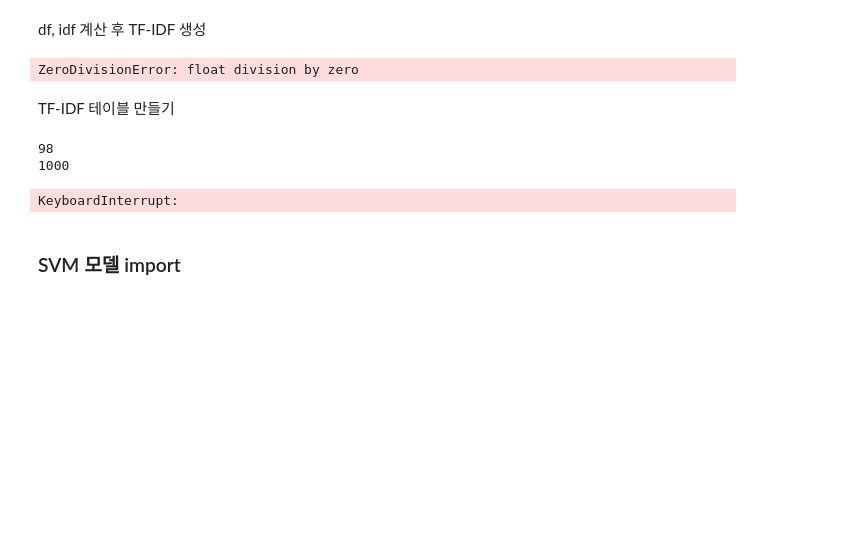
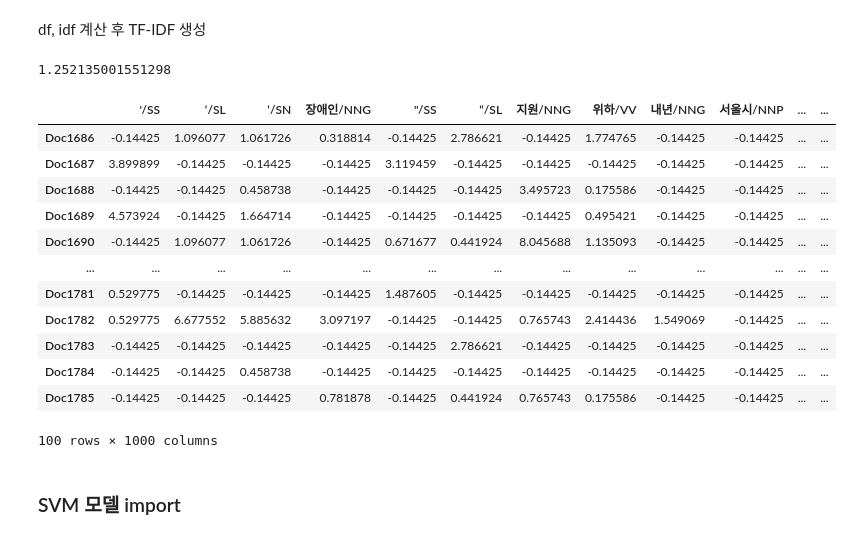
Before and after one commit to JDeoks/NLP_Assignment2, a Jupyter notebook: Assignment2.ipynb, the cells around one changed output. Saved outputs shown, nothing was run; the diff lists cells and outputs as text; code cells hidden in the pictures; blank space fills up the shorter version.

```diff
--- a/Assignment2.ipynb
+++ b/Assignment2.ipynb
@@ -426,45 +442,44 @@ df, idf 계산 후 TF-IDF 생성
 # %%
 # TT.loc['df'] = [0 for i in range(len(TT.columns))]
 
 df_list = []
 # 새로 추가할 row인 'df'에 저장할 list
 idf_list = []
 docNum = TestDTM.shape[0]
 #문서 총 개수
 colNum = TestDTM.shape[1]
 #Term Index
 
 for c in range(colNum):
     df_list.append(len(TestDTM.loc[TestDTM.iloc[:,c] != 0]))
 # 모든 column을 다 돌면서 값이 0이 아닌 row가 몇개 있는지 df_list에 저장
 
 for c in range(colNum):
     idf_list.append(func_IDF(docNum, df_list[c]))
 # 모든 column을 다 돌면서 값이 df 읽고 idf값 list에 추가
 
 for d in range(docNum) :
     for c in range(colNum):
-        TestDTM.iloc[d, t] = TestDTM.iloc[d, t] * idf_list[t]
+        TestDTM.iloc[d, c] = TestDTM.iloc[d, c] * idf_list[c]
 
-# TestTF_IDF = (TestDTM - TestDTM.mean())/TestDTM.std()
-# # 정규분포
+#
+print(TestDTM.stack().std())
+TestTF_IDF = (TestDTM - TestDTM.stack().mean())/TestDTM.stack().std()
+# 정규분포
 
-# TestTF_IDF
-TestDTM
+TestTF_IDF
 # %% [output]
-ZeroDivisionError: float division by zero
+1.252135001551298
+|  | '/SS | ‘/SL | ‘/SN | 장애인/NNG | "/SS | “/SL | 지원/NNG | 위하/VV | 내년/NNG | 서울시/NNP | ... | ... |
+| Doc1686 | -0.14425 | 1.096077 | 1.061726 | 0.318814 | -0.14425 | 2.786621 | -0.14425 | 1.774765 | -0.14425 | -0.14425 | ... | ... |
+| Doc1687 | 3.899899 | -0.14425 | -0.14425 | -0.14425 | 3.119459 | -0.14425 | -0.14425 | -0.14425 | -0.14425 | -0.14425 | ... | ... |
+| Doc1688 | -0.14425 | -0.14425 | 0.458738 | -0.14425 | -0.14425 | -0.14425 | 3.495723 | 0.175586 | -0.14425 | -0.14425 | ... | ... |
+| Doc1689 | 4.573924 | -0.14425 | 1.664714 | -0.14425 | -0.14425 | -0.14425 | -0.14425 | 0.495421 | -0.14425 | -0.14425 | ... | ... |
+| Doc1690 | -0.14425 | 1.096077 | 1.061726 | -0.14425 | 0.671677 | 0.441924 | 8.045688 | 1.135093 | -0.14425 | -0.14425 | ... | ... |
+| ... | ... | ... | ... | ... | ... | ... | ... | ... | ... | ... | ... | ... |
+| Doc1781 | 0.529775 | -0.14425 | -0.14425 | -0.14425 | 1.487605 | -0.14425 | -0.14425 | -0.14425 | -0.14425 | -0.14425 | ... | ... |
+| Doc1782 | 0.529775 | 6.677552 | 5.885632 | 3.097197 | -0.14425 | -0.14425 | 0.765743 | 2.414436 | 1.549069 | -0.14425 | ... | ... |
+| Doc1783 | -0.14425 | -0.14425 | -0.14425 | -0.14425 | -0.14425 | 2.786621 | -0.14425 | -0.14425 | -0.14425 | -0.14425 | ... | ... |
+| Doc1784 | -0.14425 | -0.14425 | 0.458738 | -0.14425 | -0.14425 | -0.14425 | -0.14425 | -0.14425 | -0.14425 | -0.14425 | ... | ... |
+| Doc1785 | -0.14425 | -0.14425 | -0.14425 | 0.781878 | -0.14425 | 0.441924 | 0.765743 | 0.175586 | -0.14425 | -0.14425 | ... | ... |
+100 rows × 1000 columns
-# %% [markdown]
-TF-IDF 테이블 만들기
-# %%
-
-
-for d in range(docNum) :
-    for t in range(termNum):
-        TF_IDF.iloc[d, t] = TF_IDF.iloc[d, t] * idf_list[t]
-TF_IDF_std = (TF_IDF - TF_IDF.mean())/TF_IDF.std()
-# 정규분포
-TF_IDF_std
-# %% [output]
-98
-1000
-KeyboardInterrupt:
```
Also changed, not shown: parts of 6 cells of this notebook.
